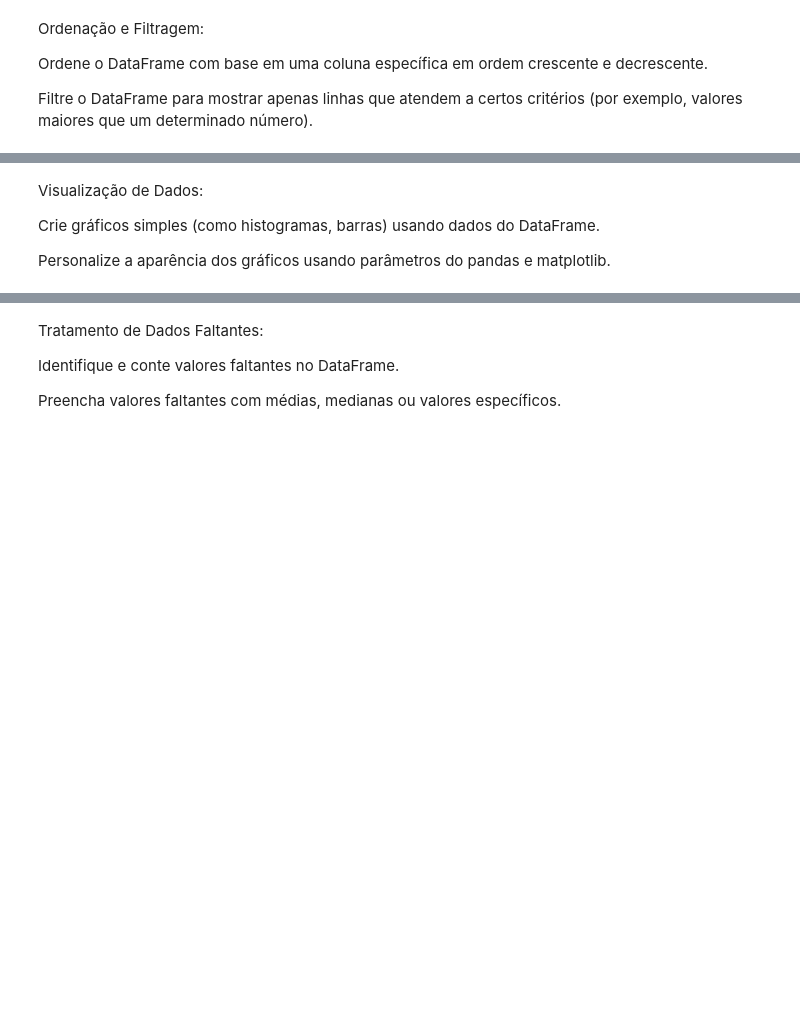
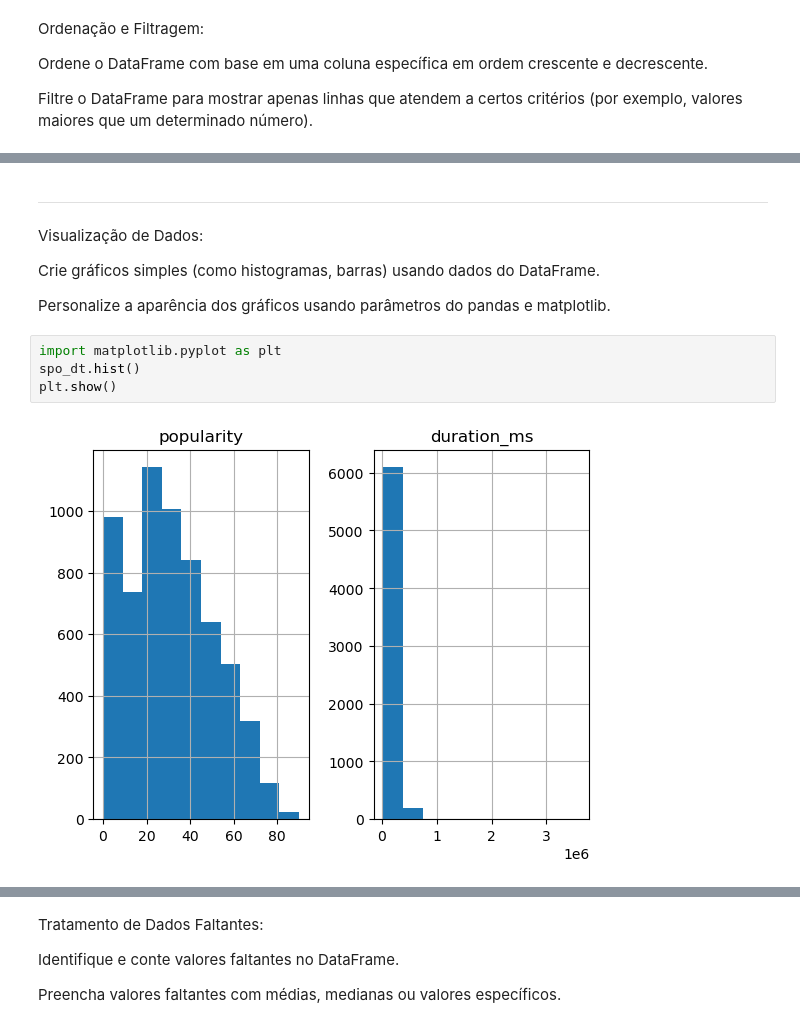
Before and after one commit to liviaalves00/JupyterNotebooksTestes, a Jupyter notebook: spotifydataset.ipynb, the cells around one changed output, grey strips where cells are left out. Drawn from its saved outputs; the diff is of its cells as text; blank space fills up the shorter version.

```diff
--- a/spotifydataset.ipynb
+++ b/spotifydataset.ipynb
@@ -303,6 +422,14 @@ Filtre o DataFrame para mostrar apenas linhas que atendem a certos critérios (p
+# %% [markdown]
+-----------------------------------------------------------------
 # %% [markdown]
 Visualização de Dados:
 
 Crie gráficos simples (como histogramas, barras) usando dados do DataFrame.
 
 Personalize a aparência dos gráficos usando parâmetros do pandas e matplotlib.
+# %%
+import matplotlib.pyplot as plt
+spo_dt.hist()
+plt.show()
+# %% [output]
+[figure, added]
```
Also changed, not shown: parts of 23 cells of this notebook.
